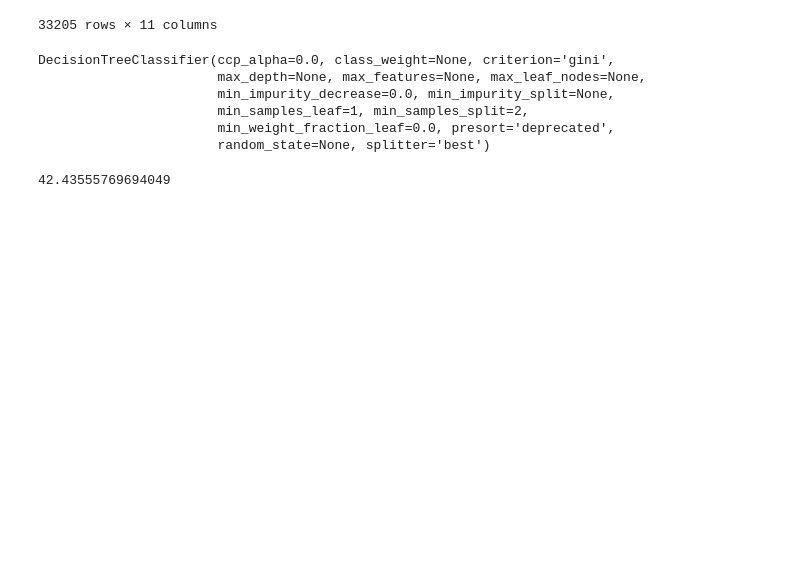
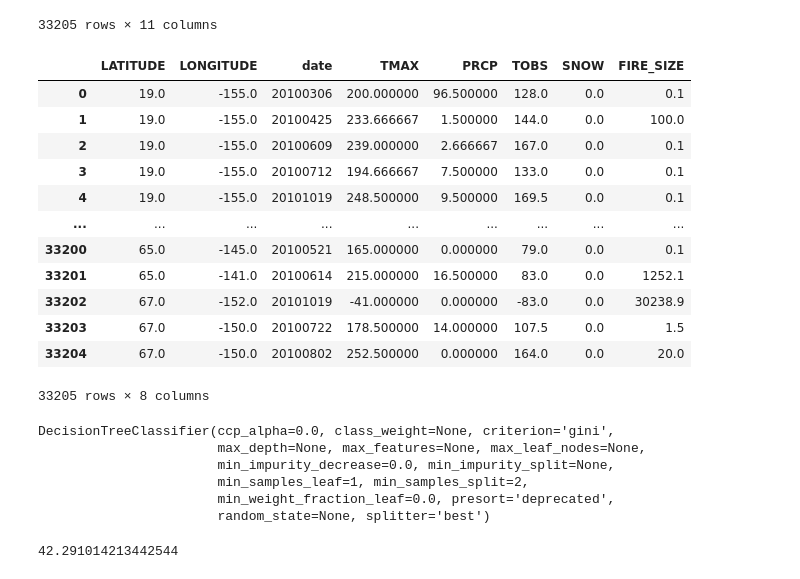
Before and after one commit to chettkulkarni/MachineLearning, a Jupyter notebook: dTree.ipynb, the cells around one changed output. Saved outputs shown, nothing was run; the diff lists cells and outputs as text; code cells hidden in the pictures; blank space fills up the shorter version.

```diff
--- a/dTree.ipynb
+++ b/dTree.ipynb
@@ -63,6 +63,24 @@ df
 33205 rows × 11 columns
 # %%
 X=df.loc[:, df.columns != 'STAT_CAUSE_CODE']
+X=X.loc[:, X.columns != 'DISCOVERY_DOY']
+X=X.loc[:, X.columns != 'Unnamed: 0']
+# %%
+X
+# %% [output]
+|  | LATITUDE | LONGITUDE | date | TMAX | PRCP | TOBS | SNOW | FIRE_SIZE |
+| 0 | 19.0 | -155.0 | 20100306 | 200.000000 | 96.500000 | 128.0 | 0.0 | 0.1 |
+| 1 | 19.0 | -155.0 | 20100425 | 233.666667 | 1.500000 | 144.0 | 0.0 | 100.0 |
+| 2 | 19.0 | -155.0 | 20100609 | 239.000000 | 2.666667 | 167.0 | 0.0 | 0.1 |
+| 3 | 19.0 | -155.0 | 20100712 | 194.666667 | 7.500000 | 133.0 | 0.0 | 0.1 |
+| 4 | 19.0 | -155.0 | 20101019 | 248.500000 | 9.500000 | 169.5 | 0.0 | 0.1 |
+| ... | ... | ... | ... | ... | ... | ... | ... | ... |
+| 33200 | 65.0 | -145.0 | 20100521 | 165.000000 | 0.000000 | 79.0 | 0.0 | 0.1 |
+| 33201 | 65.0 | -141.0 | 20100614 | 215.000000 | 16.500000 | 83.0 | 0.0 | 1252.1 |
+| 33202 | 67.0 | -152.0 | 20101019 | -41.000000 | 0.000000 | -83.0 | 0.0 | 30238.9 |
+| 33203 | 67.0 | -150.0 | 20100722 | 178.500000 | 14.000000 | 107.5 | 0.0 | 1.5 |
+| 33204 | 67.0 | -150.0 | 20100802 | 252.500000 | 0.000000 | 164.0 | 0.0 | 20.0 |
+33205 rows × 8 columns
 # %%
 y=df.STAT_CAUSE_CODE
 # %%
@@ -83,7 +101,7 @@ y_pred = dt.predict(X_test)
 from sklearn.metrics import accuracy_score
 accuracy_score(y_test, y_pred)*100
 # %% [output]
-42.43555769694049
+42.291014213442544
 # %%
 dt = DecisionTreeClassifier(criterion='entropy')
 dt.fit(X_train, y_train)
```
Also changed, not shown: parts of 2 cells of this notebook.
